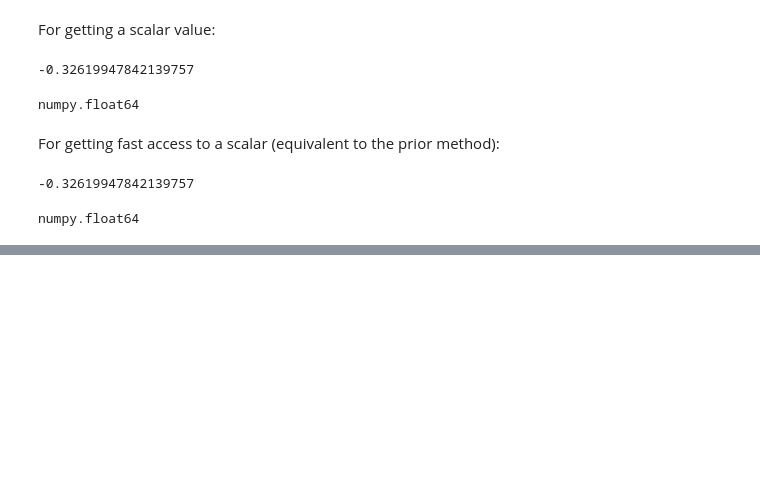
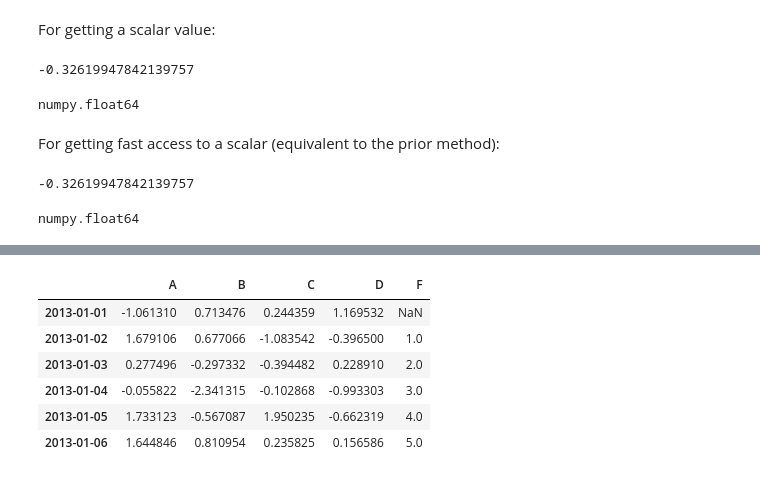
Before and after one commit to yerartdev/uc-m1967-mdsi, a Jupyter notebook: d7/m1967-pandas-gerardo-de-miguel-gonzalez-d7.ipynb, the cells around one changed output, grey strips where cells are left out. Cells and saved outputs as stored; diff of their text form; code cells hidden in the pictures; blank space fills up the shorter version.

```diff
--- a/d7/m1967-pandas-gerardo-de-miguel-gonzalez-d7.ipynb
+++ b/d7/m1967-pandas-gerardo-de-miguel-gonzalez-d7.ipynb
@@ -402,0 +556,3 @@ numpy.float64
+# %%
+s1 = pd.Series([1,2,3,4,5,6], index=pd.date_range('20130102', periods=6))
+s1
@@ -402,0 +567,11 @@ numpy.float64
+# %%
+df['F'] = s1
+df
+# %% [output]
+|  | A | B | C | D | F |
+| 2013-01-01 | -1.061310 | 0.713476 | 0.244359 | 1.169532 | NaN |
+| 2013-01-02 | 1.679106 | 0.677066 | -1.083542 | -0.396500 | 1.0 |
+| 2013-01-03 | 0.277496 | -0.297332 | -0.394482 | 0.228910 | 2.0 |
+| 2013-01-04 | -0.055822 | -2.341315 | -0.102868 | -0.993303 | 3.0 |
+| 2013-01-05 | 1.733123 | -0.567087 | 1.950235 | -0.662319 | 4.0 |
+| 2013-01-06 | 1.644846 | 0.810954 | 0.235825 | 0.156586 | 5.0 |
```
Also changed, not shown: parts of 66 cells of this notebook.
